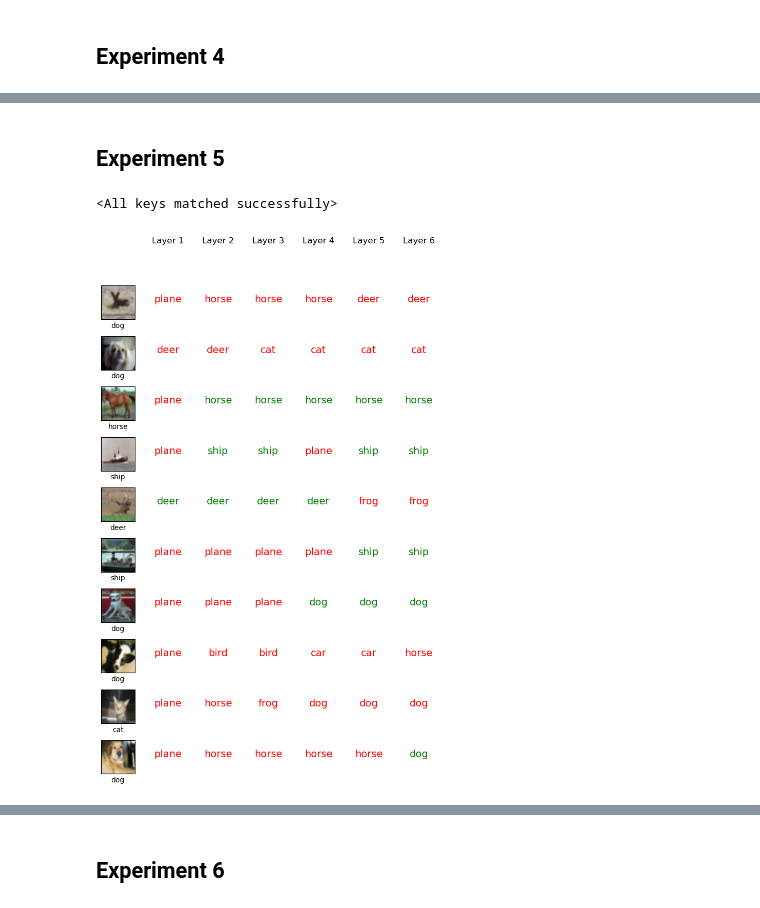
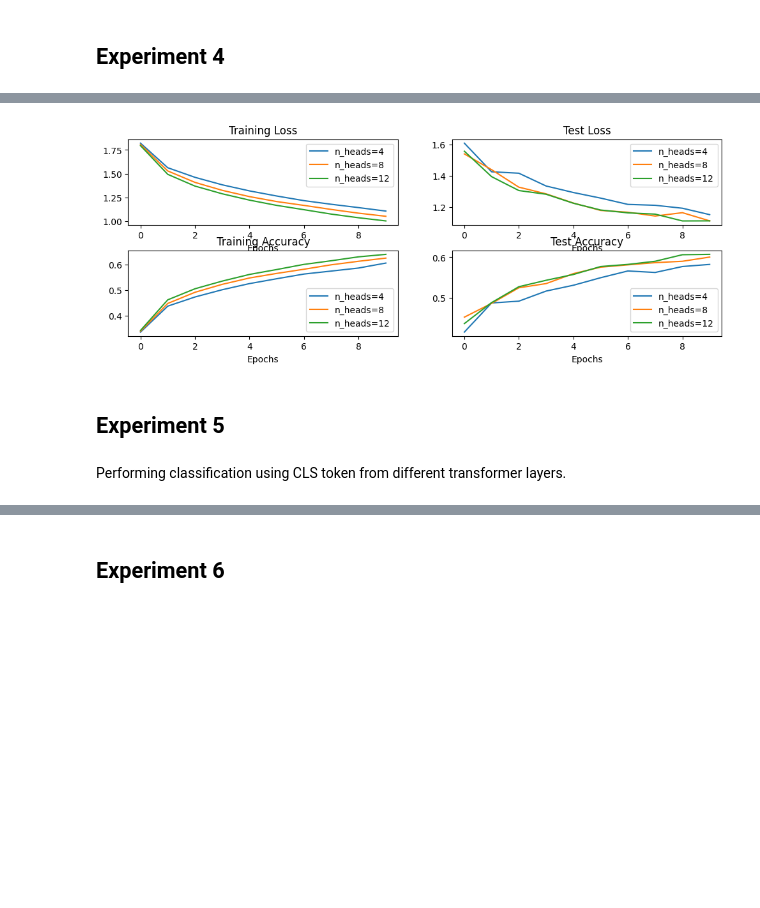
Before and after one commit to sekhar-mandalaparthi/DLCV_Assignment2, a Jupyter notebook: assignment2.ipynb, the cells around one changed output, grey strips where cells are left out. Drawn from its saved outputs; the diff is of its cells as text; code cells hidden in the pictures; blank space fills up the shorter version.

```diff
--- a/assignment2.ipynb
+++ b/assignment2.ipynb
@@ -149,5 +242,7 @@ for patch_size in ['4', '8', '16']:
 # %%
 results_vs_num_heads = {'n_heads=4': None, 'n_heads=8': None, 'n_heads=12': None}
+
+loss_fn = torch.nn.CrossEntropyLoss()
 
 for num_heads in ['4', '8', '12']:
     model = ViT(
@@ -155,7 +250,7 @@ for num_heads in ['4', '8', '12']:
         patch_size=4,
         num_classes=10,
         num_transformer_layers=6,
-        embedding_dim=64,
+        embedding_dim=96,
         num_heads=int(num_heads),
         mlp_size=128
     ).to(device)
@@ -171,15 +297,6 @@ for num_heads in ['4', '8', '12']:
+# %%
+utils.plot_learning_curves_vs_hparam(results_vs_num_heads)
+# %% [output]
+[figure, added]
 # %% [markdown]
 ## Experiment 5
-# %%
-trained_model = ViT(
-    img_size=32,
-    patch_size=4,
-    num_classes=10,
-    num_transformer_layers=6,
-    embedding_dim=64,
-    num_heads=4,
-    mlp_size=128
-).to(device)
-trained_model.load_state_dict(torch.load('vit_exp1.pth', map_location=torch.device('cpu')))
-# %% [output]
-<All keys matched successfully>
@@ -197,7 +303,36 @@ def classify_with_CLS_l(model, img, l):
+# %% [markdown]
+Performing classification using CLS token from different transformer layers.
 # %%
-import torch.utils
 import random
-import matplotlib.pyplot as plt
+
+trained_model = ViT(
+    img_size=32,
+    patch_size=4,
+    num_classes=10,
+    num_transformer_layers=6,
+    embedding_dim=64,
+    num_heads=4,
+    mlp_size=128
+).to(device)
+device = "cuda" if torch.cuda.is_available() else "cpu"
+if device=='cuda':
+    trained_model.load_state_dict(torch.load('vit_exp1.pth'))
+elif device=='cpu':
+    trained_model.load_state_dict(torch.load('vit_exp1.pth',
+                                            map_location=torch.device('cpu')
+                                            )
+                                  )
+
+def classify_with_CLS_l(model, img, l):
+    '''Classifies an image using the CLS token of the l-th transformer layer'''
+    device = "cuda" if torch.cuda.is_available() else "cpu"
+    model.to(device)
+    model.eval()
+    model(img.to(device))
+    x = model.transformer_encoder[l].CLS
+    out = model.classifier(x)
+    out_class = torch.argmax(out).item()
+    return out_class
 
 samples = torch.utils.data.Subset(testset, random.sample(range(len(testset)), 10))
 predictions_vs_layers = {}
@@ -211,7 +346,3 @@ for i in range(len(samples)):
         #print(f'using layer {l} CLS token: ',out_class)
         preds_for_img.append(out_class)
     predictions_vs_layers[i] = preds_for_img
-
-utils.plot_predictions_vs_layers(samples, predictions_vs_layers)
-# %% [output]
-[figure, removed]
```
Also changed, not shown: parts of 32 cells of this notebook, 1 other file.
